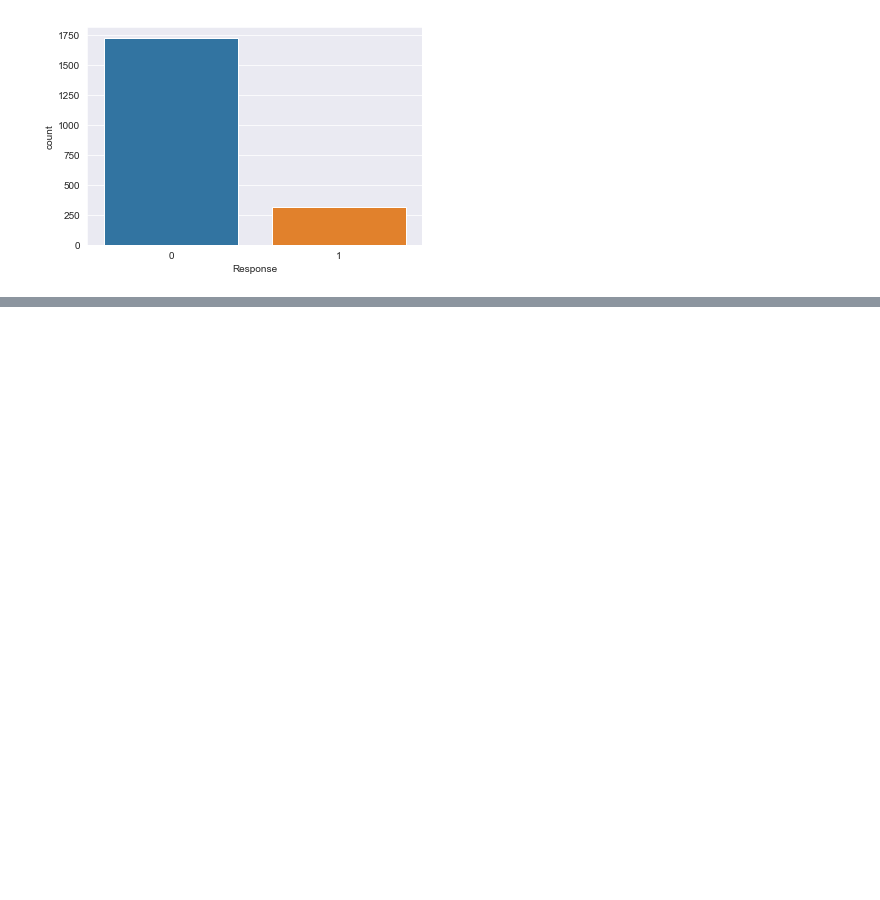
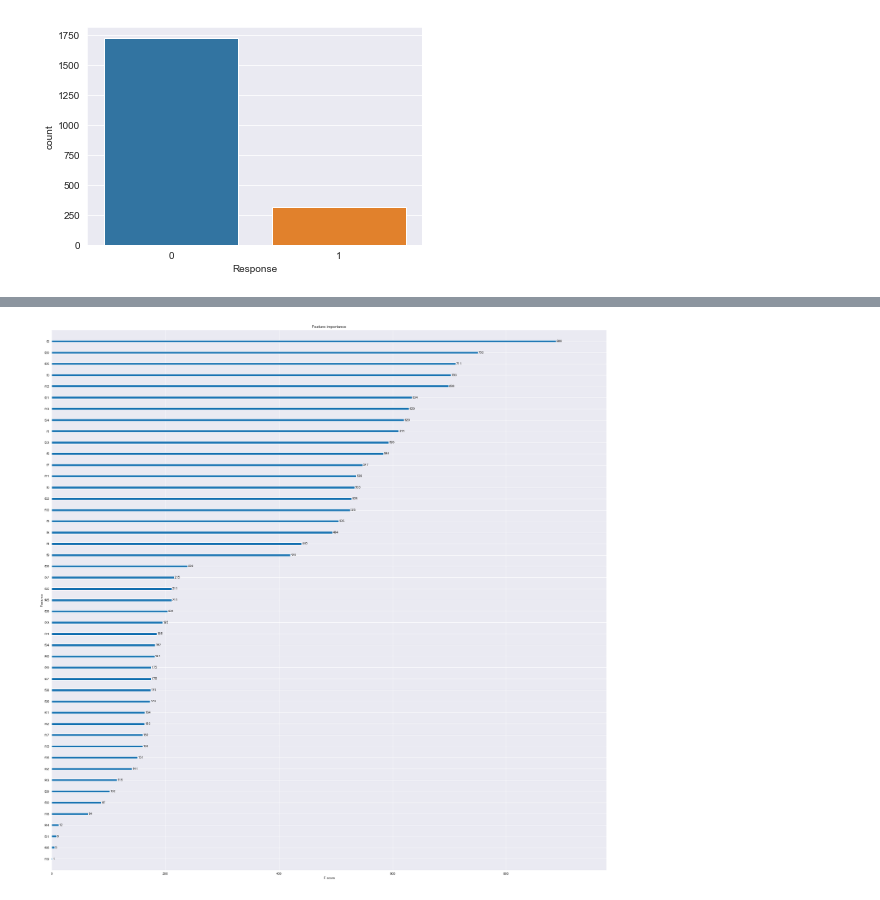
Before and after one commit to dlm6693/DS-Mod-3-Project, a Jupyter notebook: Feature Selection and Model Building.ipynb, the cells around one changed output, grey strips where cells are left out. Drawn from its saved outputs; the diff is of its cells as text; code cells hidden in the pictures; blank space fills up the shorter version.

```diff
--- a/Feature Selection and Model Building.ipynb
+++ b/Feature Selection and Model Building.ipynb
@@ -210,0 +478,7 @@ XGBoostError: [18:42:40] C:\dev\libs\xgboost\src\objective\objective.cc:23: Unkn
+# %%
+from xgboost import plot_importance
+plot_importance(xgbc)
+plt.rcParams['figure.figsize'] = [50, 50]
+plt.show()
+# %% [output]
+[figure, added]
```
Also changed, not shown: parts of 51 cells of this notebook, 3 other files.
